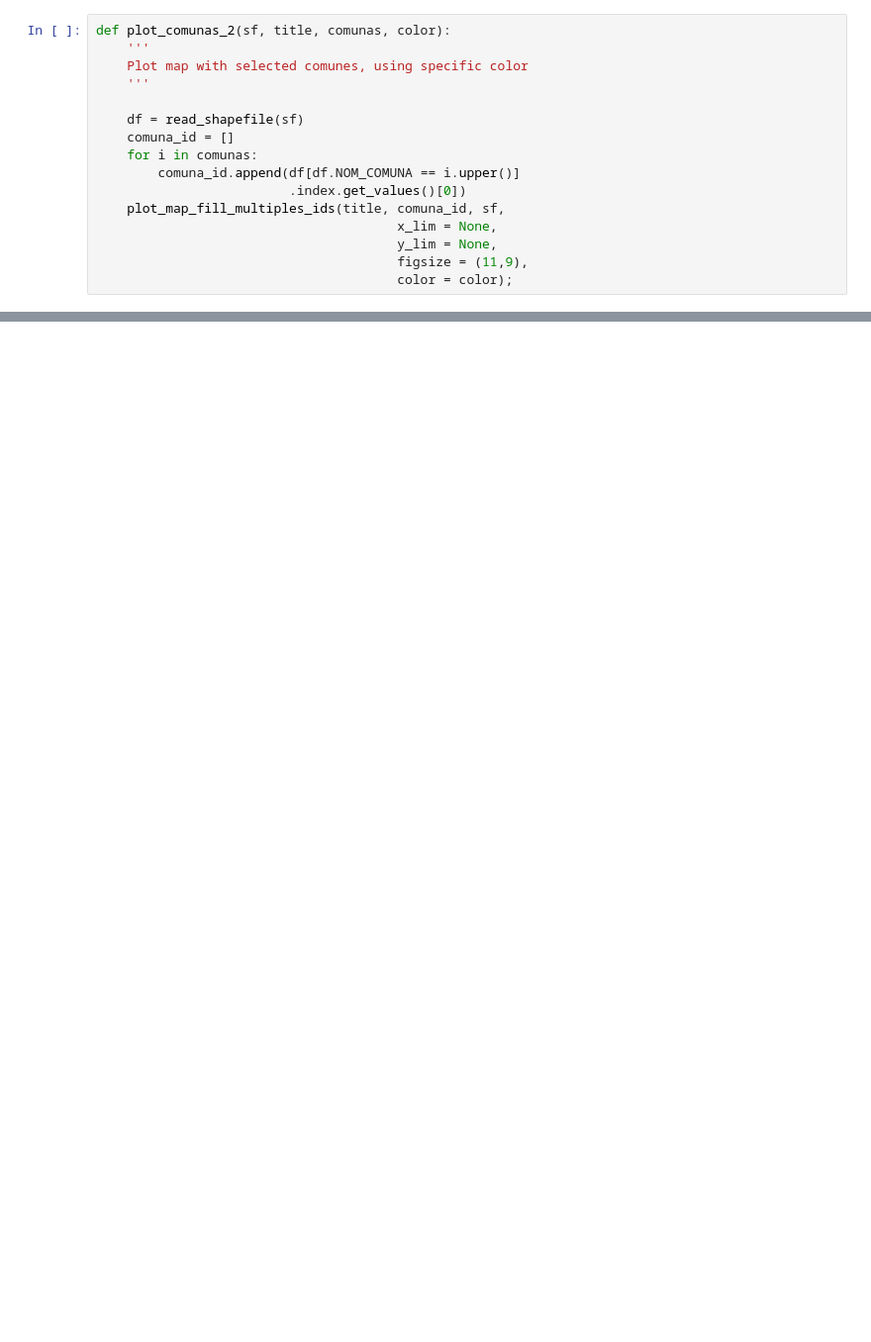
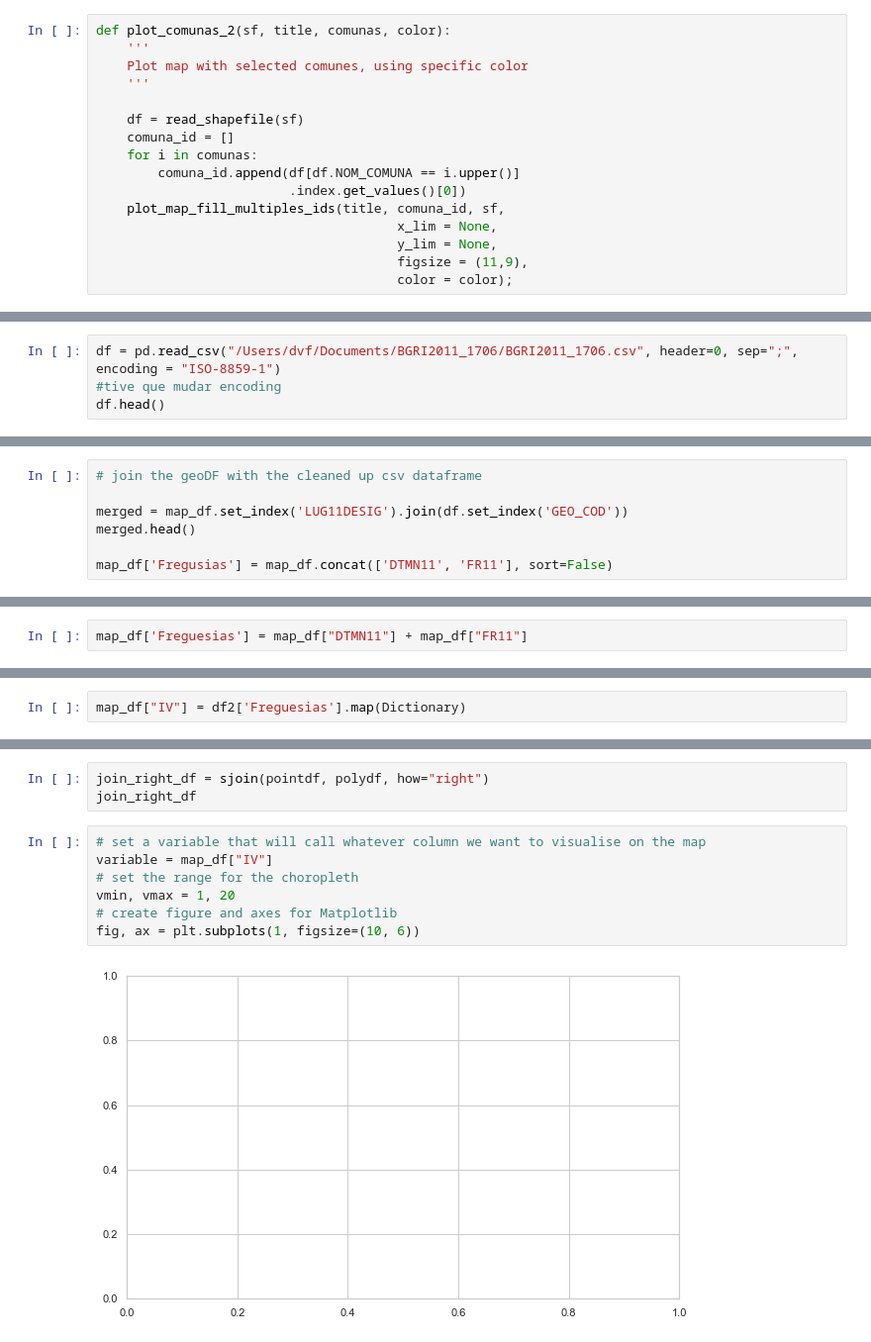
Before and after one commit to d-vf/notebooks, a Jupyter notebook: ReliableProject.ipynb, the cells around one changed output, grey strips where cells are left out. Shown at 99% size. Cells and saved outputs as stored; diff of their text form; blank space fills up the shorter version.

```diff
--- a/ReliableProject.ipynb
+++ b/ReliableProject.ipynb
@@ -205,0 +269,4 @@ def plot_comunas_2(sf, title, comunas, color):
+# %%
+df = pd.read_csv("/Users/dvf/Documents/BGRI2011_1706/BGRI2011_1706.csv", header=0, sep=";", encoding = "ISO-8859-1")
+#tive que mudar encoding
+df.head()
@@ -205,0 +292,7 @@ def plot_comunas_2(sf, title, comunas, color):
+# %%
+# join the geoDF with the cleaned up csv dataframe
+
+merged = map_df.set_index('LUG11DESIG').join(df.set_index('GEO_COD'))
+merged.head()
+
+map_df['Fregusias'] = map_df.concat(['DTMN11', 'FR11'], sort=False)
@@ -205,0 +307,2 @@ def plot_comunas_2(sf, title, comunas, color):
+# %%
+map_df['Freguesias'] = map_df["DTMN11"] + map_df["FR11"]
@@ -205,0 +355,2 @@ def plot_comunas_2(sf, title, comunas, color):
+# %%
+map_df["IV"] = df2['Freguesias'].map(Dictionary)
@@ -205,0 +453,12 @@ def plot_comunas_2(sf, title, comunas, color):
+# %%
+join_right_df = sjoin(pointdf, polydf, how="right")
+join_right_df
+# %%
+# set a variable that will call whatever column we want to visualise on the map
+variable = map_df["IV"]
+# set the range for the choropleth
+vmin, vmax = 1, 20
+# create figure and axes for Matplotlib
+fig, ax = plt.subplots(1, figsize=(10, 6))
+# %% [output]
+[figure, added]
```
Also changed, not shown: parts of 40 cells of this notebook.
